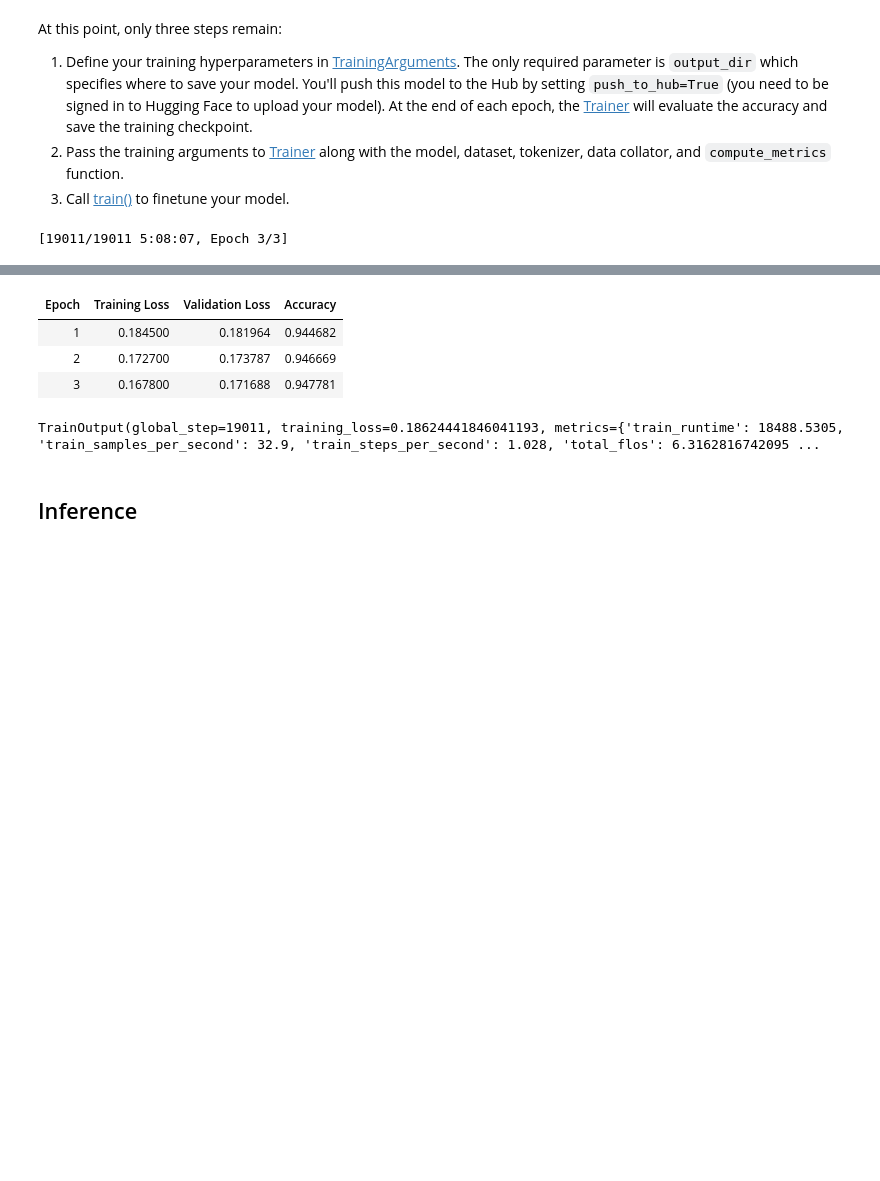
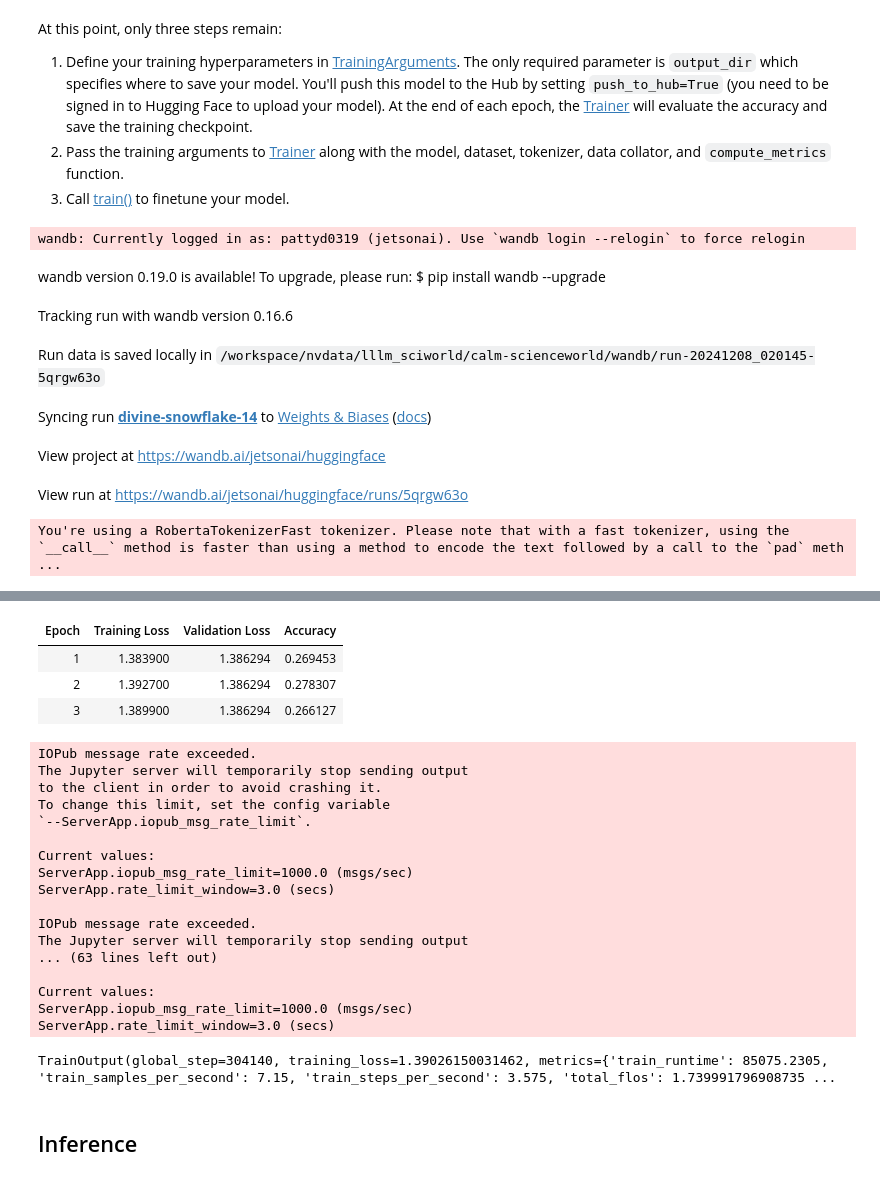
Before and after one commit to mmcalli2/dragonfire-scienceworld, a Jupyter notebook: df_roBERTa_multiple_choice.ipynb, the cells around one changed output, grey strips where cells are left out. Drawn from its saved outputs; the diff is of its cells as text; code cells hidden in the pictures; blank space fills up the shorter version.

```diff
--- a/df_roBERTa_multiple_choice.ipynb
+++ b/df_roBERTa_multiple_choice.ipynb
@@ -174,8 +174,8 @@ training_args = TrainingArguments(
     save_strategy="epoch",
     load_best_model_at_end=True,
     learning_rate=5e-5,
-    per_device_train_batch_size=16,
-    per_device_eval_batch_size=16,
+    per_device_train_batch_size=1,
+    per_device_eval_batch_size=1,
     num_train_epochs=3,
     weight_decay=0.01,
     push_to_hub=True,
@@ -193,4 +193,11 @@ trainer = Trainer(
 
 trainer.train()
 # %% [output]
-[19011/19011 5:08:07, Epoch 3/3]
+wandb: Currently logged in as: pattyd0319 (jetsonai). Use `wandb login --relogin` to force relogin
+wandb version 0.19.0 is available! To upgrade, please run: $ pip install wandb --upgrade
+Tracking run with wandb version 0.16.6
+Run data is saved locally in /workspace/nvdata/lllm_sciworld/calm-scienceworld/wandb/run-20241208_020145-5qrgw63o
+Syncing run divine-snowflake-14 to Weights & Biases (docs)
+View project at https://wandb.ai/jetsonai/huggingface
+View run at https://wandb.ai/jetsonai/huggingface/runs/5qrgw63o
+You're using a RobertaTokenizerFast tokenizer. Please note that with a fast tokenizer, using the `__call__` method is faster than using a method to encode the text followed by a call to the `pad` meth ...
@@ -197,8 +205,25 @@ trainer.train()
 | Epoch | Training Loss | Validation Loss | Accuracy |
-| 1 | 0.184500 | 0.181964 | 0.944682 |
-| 2 | 0.172700 | 0.173787 | 0.946669 |
-| 3 | 0.167800 | 0.171688 | 0.947781 |
+| 1 | 1.383900 | 1.386294 | 0.269453 |
+| 2 | 1.392700 | 1.386294 | 0.278307 |
+| 3 | 1.389900 | 1.386294 | 0.266127 |
-TrainOutput(global_step=19011, training_loss=0.18624441846041193, metrics={'train_runtime': 18488.5305, 'train_samples_per_second': 32.9, 'train_steps_per_second': 1.028, 'total_flos': 6.3162816742095 ...
+IOPub message rate exceeded.
+The Jupyter server will temporarily stop sending output
+to the client in order to avoid crashing it.
+To change this limit, set the config variable
+`--ServerApp.iopub_msg_rate_limit`.
+
+Current values:
+ServerApp.iopub_msg_rate_limit=1000.0 (msgs/sec)
+ServerApp.rate_limit_window=3.0 (secs)
+
+IOPub message rate exceeded.
+The Jupyter server will temporarily stop sending output
+... (63 lines left out)
+
+Current values:
+ServerApp.iopub_msg_rate_limit=1000.0 (msgs/sec)
+ServerApp.rate_limit_window=3.0 (secs)
+TrainOutput(global_step=304140, training_loss=1.39026150031462, metrics={'train_runtime': 85075.2305, 'train_samples_per_second': 7.15, 'train_steps_per_second': 3.575, 'total_flos': 1.739991796908735 ...
 # %%
 #trainer.push_to_hub()
 # %% [markdown]
```
Also changed, not shown: parts of 4 cells of this notebook.
